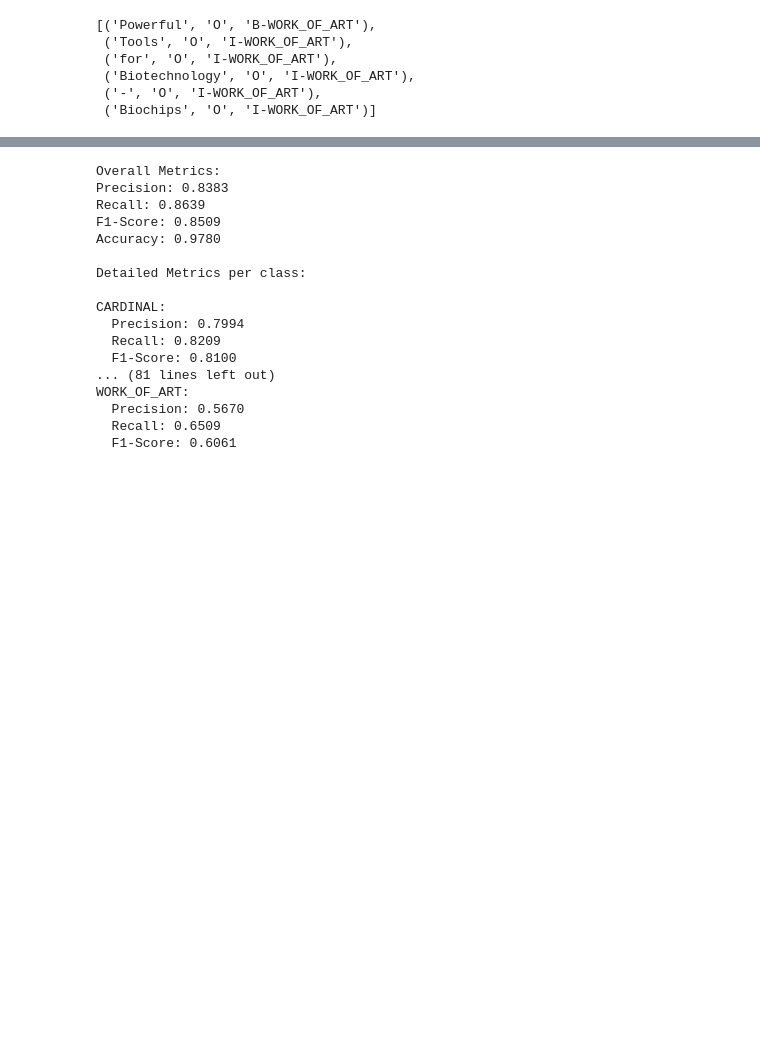
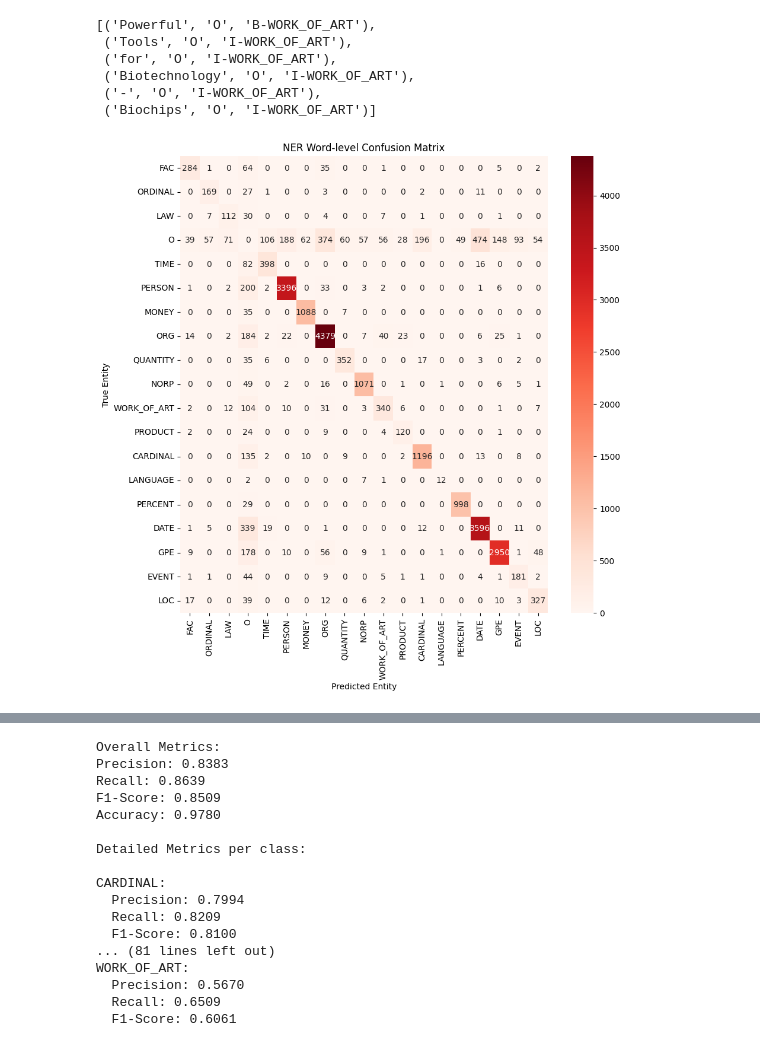
Before and after one commit to ig-kh/HSE_IDA_NLP, a Jupyter notebook: lab1/main.ipynb, the cells around one changed output, grey strips where cells are left out. Drawn from its saved outputs; the diff is of its cells as text; code cells hidden in the pictures; blank space fills up the shorter version.

```diff
--- a/lab1/main.ipynb
+++ b/lab1/main.ipynb
@@ -563,0 +578,46 @@ all_gt = [list(map(lambda tuple_: tuple_[2], list_)) for list_ in aligned]
+# %%
+def bio2bo(label):
+    if label == "O":
+        return "O"
+    return label.split("-")[1] if "-" in label else label
+
+
+def make_NER_CF(true_labels, pred_labels, label2id):
+    all_bo_labels = {bio2bo(label) for label in label2id.keys()}
+    bo_label2id = {bio2bo(k): i for i, k in enumerate(all_bo_labels)}
+    matrix = np.zeros((len(all_bo_labels), len(all_bo_labels)), dtype=int)
+
+    for true_seq, pred_seq in zip(true_labels, pred_labels):
+        for t, p in zip(true_seq, pred_seq):
+            t_bo = bio2bo(t)
+            p_bo = bio2bo(p)
+            matrix[bo_label2id[t_bo], bo_label2id[p_bo]] += 1
+
+    matrix[bo_label2id["O"], bo_label2id["O"]] = 0
+
+    return matrix, all_bo_labels
+
+
+def plot_cf(matrix, labels, make_zero_diag=False):
+    plt.figure(figsize=(11 - 1, 9 + 1))
+    matrix_ = matrix.copy()
+
+    if make_zero_diag:
+        np.fill_diagonal(matrix_, 0)
+
+    sns.heatmap(
+        matrix_,
+        annot=True,
+        fmt="d",
+        xticklabels=labels,
+        yticklabels=labels,
+        cmap="Reds",
+    )
+    plt.xlabel("Predicted Entity")
+    plt.ylabel("True Entity")
+    plt.title("NER Word-level Confusion Matrix")
+    plt.show()
+# %%
+plot_cf(*make_NER_CF(all_gt, all_preds, label2id))
+# %% [output]
+[figure, added]
```
Also changed, not shown: parts of 34 cells of this notebook, 3 other files.
